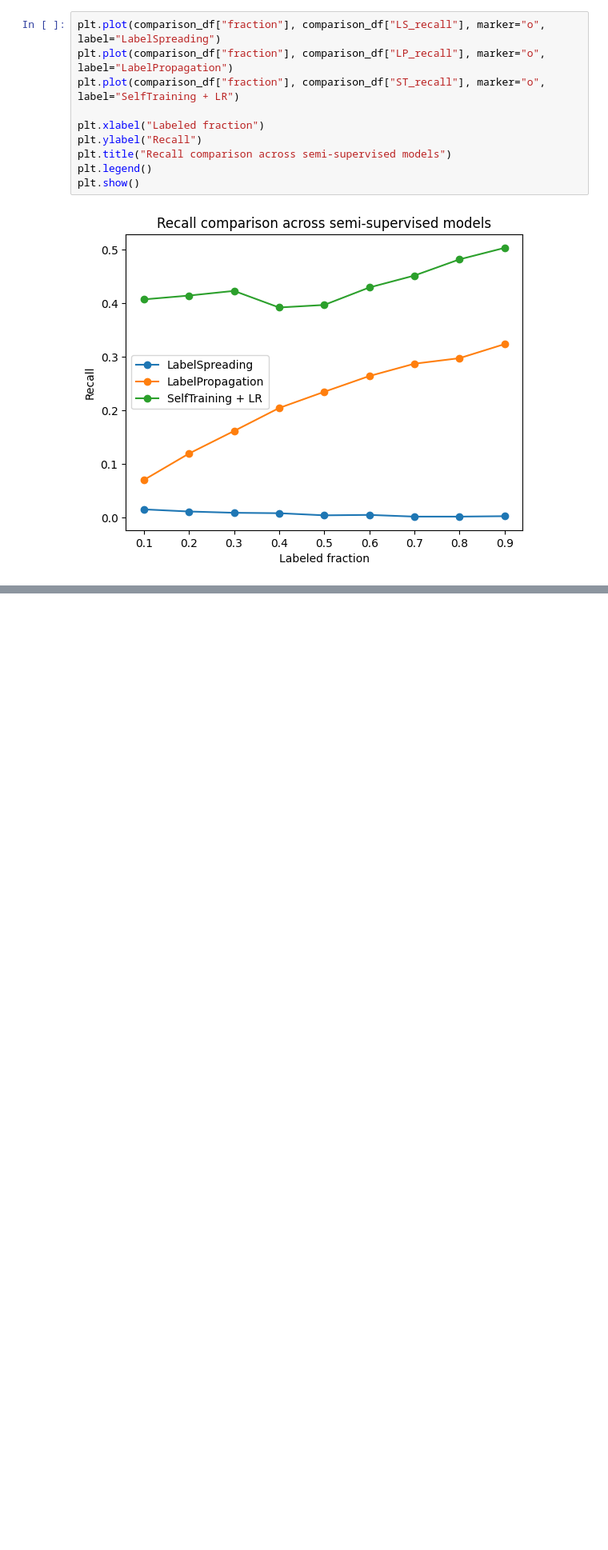
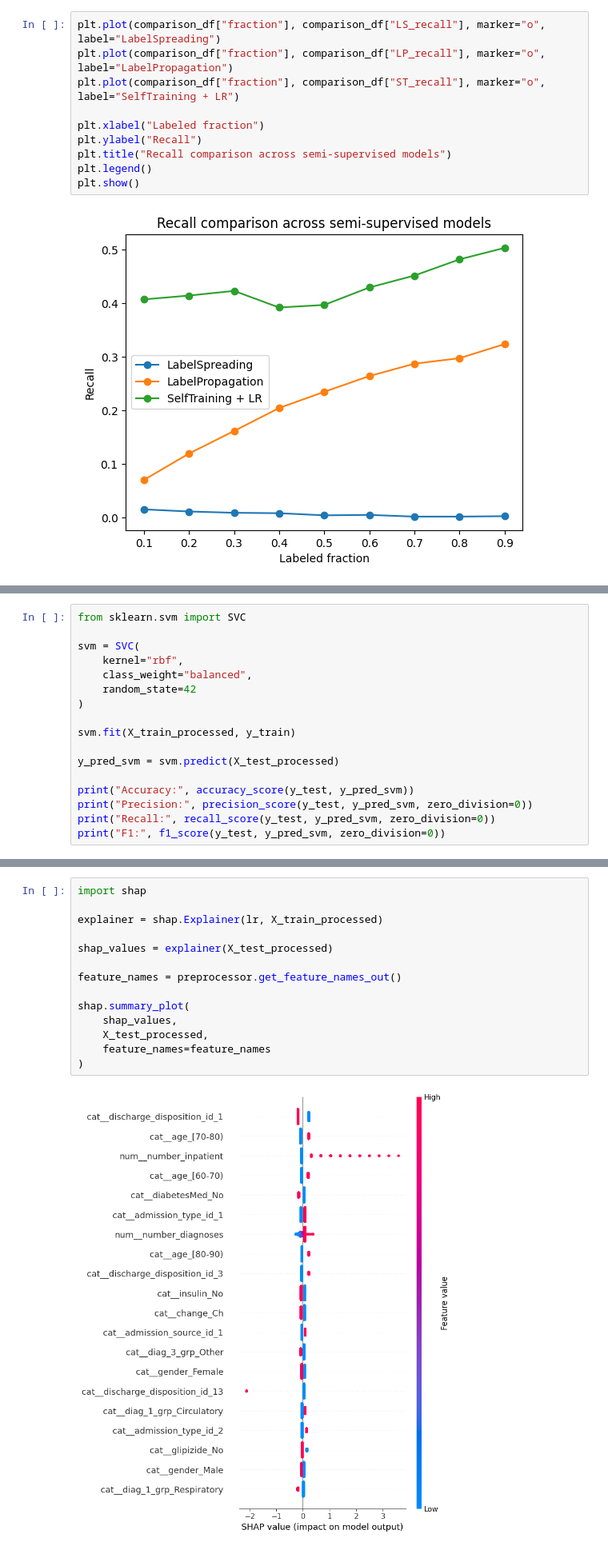
Before and after one commit to samirakhalil1993/readmission-hospital-analysis, a Jupyter notebook: notebooks/04_semi_supervised_modeling.ipynb, the cells around one changed output, grey strips where cells are left out. Shown at 80% size. Cells and saved outputs as stored; diff of their text form; blank space fills up the shorter version.

```diff
--- a/notebooks/04_semi_supervised_modeling.ipynb
+++ b/notebooks/04_semi_supervised_modeling.ipynb
@@ -391,0 +503,17 @@ plt.show()
+# %%
+from sklearn.svm import SVC
+
+svm = SVC(
+    kernel="rbf",
+    class_weight="balanced",
+    random_state=42
+)
+
+svm.fit(X_train_processed, y_train)
+
+y_pred_svm = svm.predict(X_test_processed)
+
+print("Accuracy:", accuracy_score(y_test, y_pred_svm))
+print("Precision:", precision_score(y_test, y_pred_svm, zero_division=0))
+print("Recall:", recall_score(y_test, y_pred_svm, zero_division=0))
+print("F1:", f1_score(y_test, y_pred_svm, zero_division=0))
@@ -391,0 +731,16 @@ plt.show()
+# %%
+import shap
+
+explainer = shap.Explainer(lr, X_train_processed)
+
+shap_values = explainer(X_test_processed)
+
+feature_names = preprocessor.get_feature_names_out()
+
+shap.summary_plot(
+    shap_values,
+    X_test_processed,
+    feature_names=feature_names
+)
+# %% [output]
+[figure, added]
```
Also changed, not shown: parts of 23 cells of this notebook.
